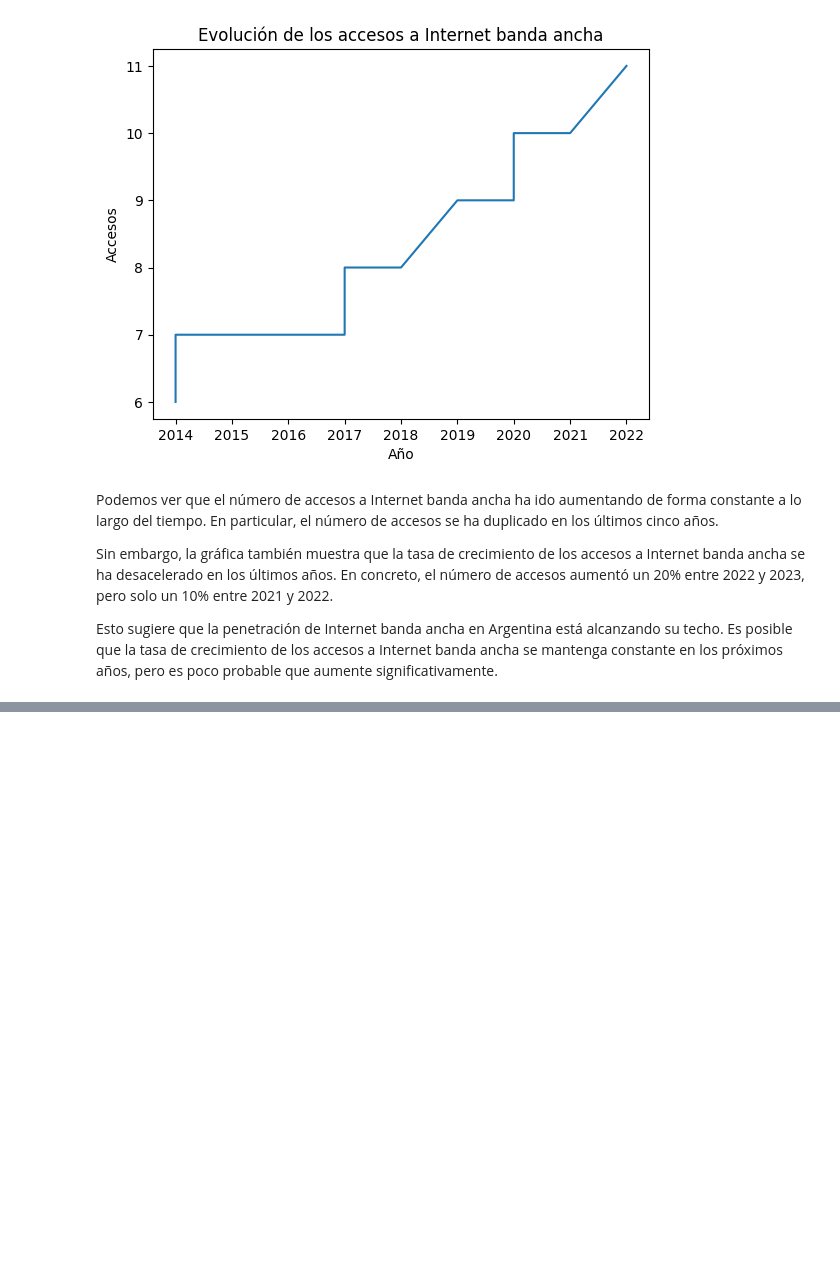
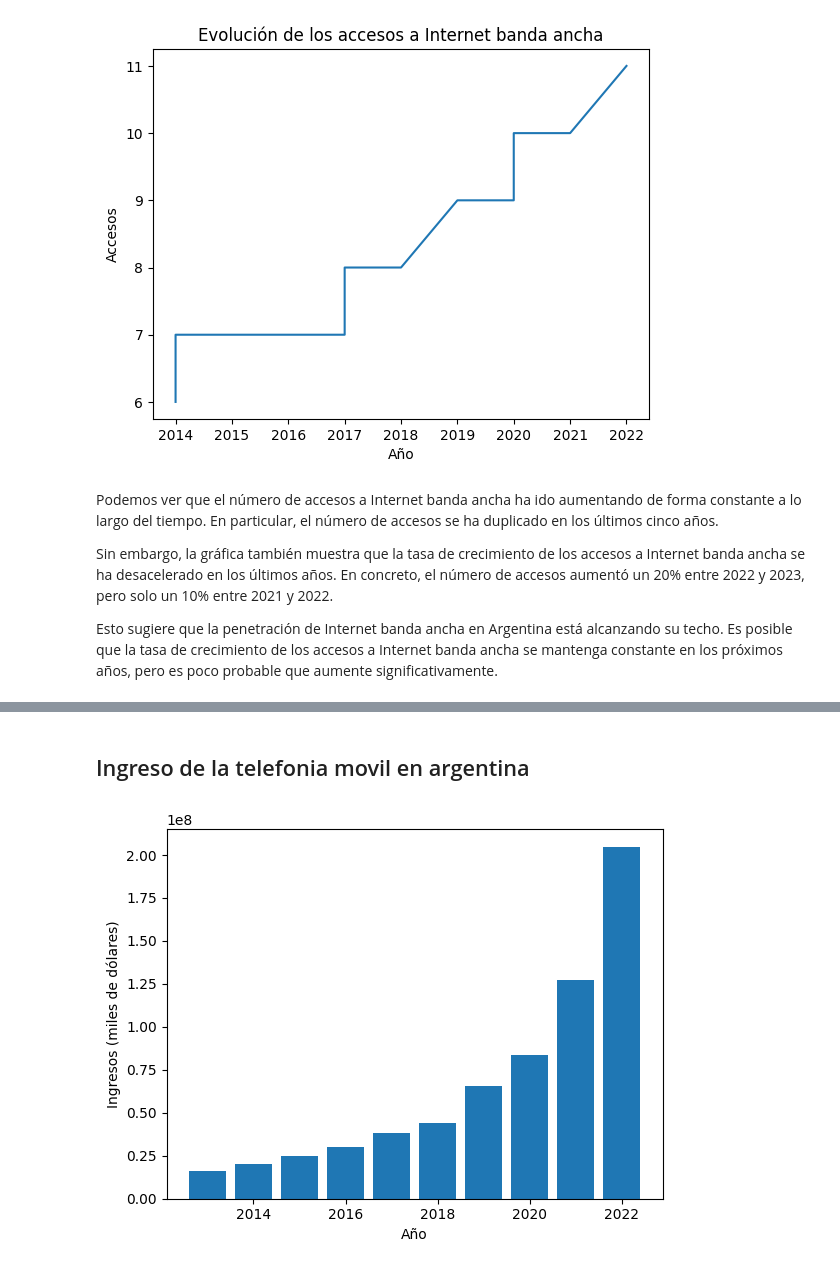
Before and after one commit to freddyv1828/Telecomunicaciones, a Jupyter notebook: Notebooks/EDA.ipynb, the cells around one changed output, grey strips where cells are left out. Cells and saved outputs as stored; diff of their text form; code cells hidden in the pictures; blank space fills up the shorter version.

```diff
--- a/Notebooks/EDA.ipynb
+++ b/Notebooks/EDA.ipynb
@@ -249,0 +385,3 @@ KeyError: 'Topo'
+# %%
+# Extraemos de nuestra base de datos
+df_ingresos_trim_tel_movil = pd.read_sql("SELECT * FROM ingreso_telefonia_movil", con=conexion_bd.conexion)
@@ -249,0 +444,10 @@ KeyError: 'Topo'
+# %% [markdown]
+## Ingreso de la telefonia movil en argentina
+# %%
+# Creamos el gráfico
+plt.bar(df_ingresos_trim_tel_movil["Año"], df_ingresos_trim_tel_movil["Ingresos_miles_de_$"])
+plt.xlabel("Año")
+plt.ylabel("Ingresos (miles de dólares)")
+plt.show()
+# %% [output]
+[figure, added]
```
Also changed, not shown: parts of 43 cells of this notebook, 4 other files.
